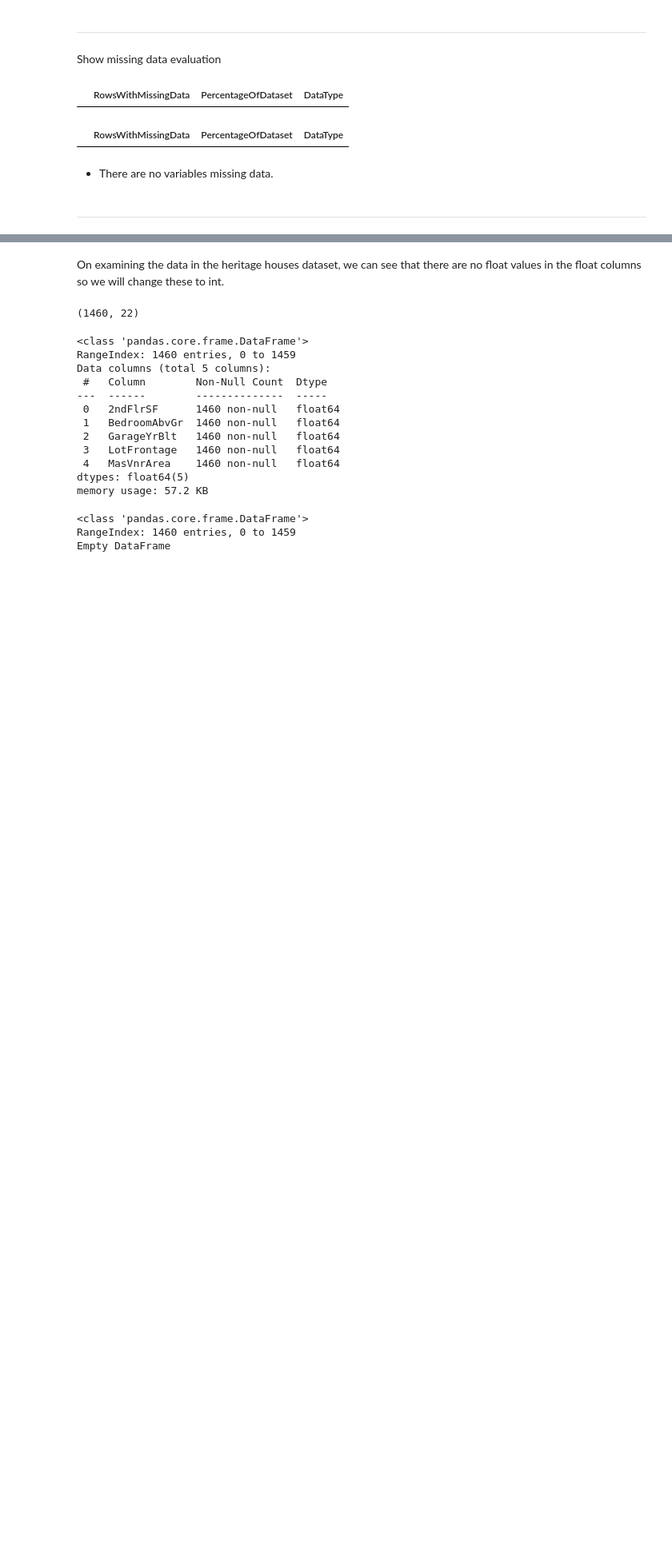
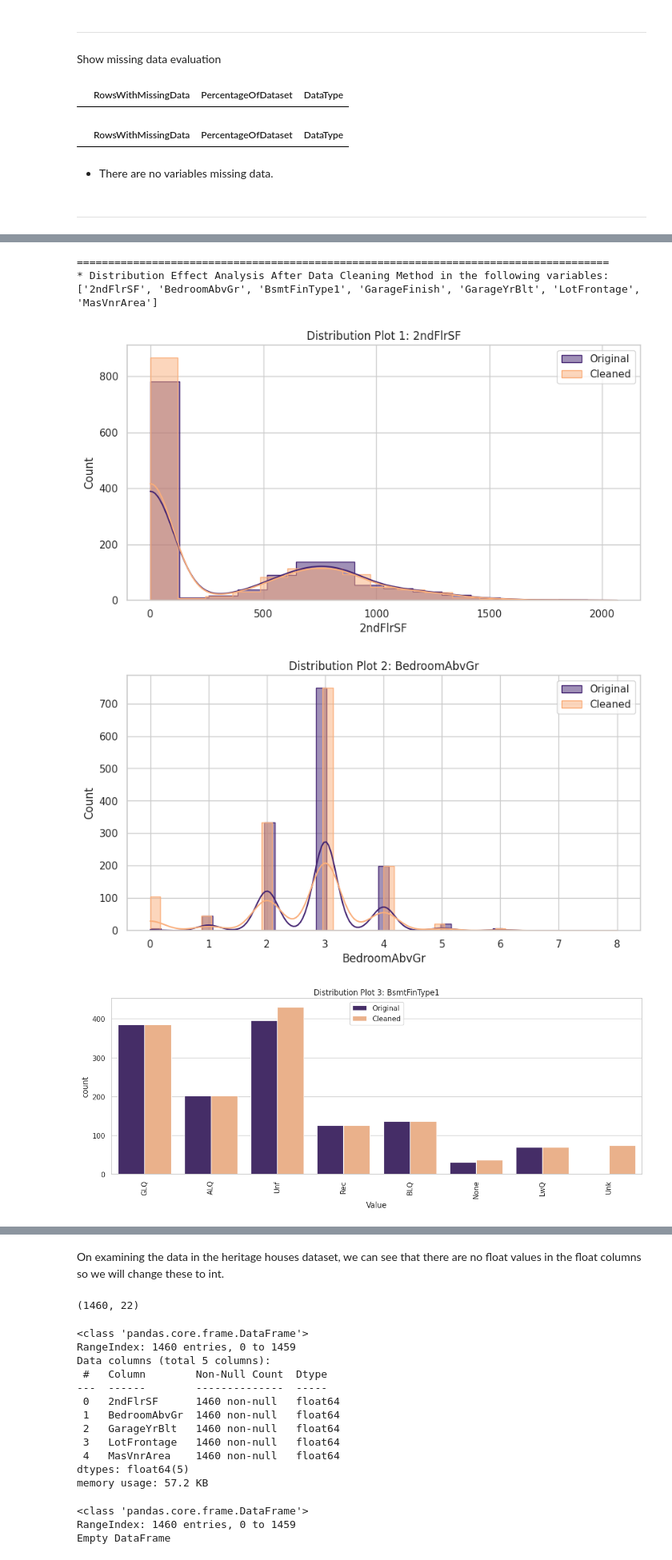
Before and after one commit to JPRodrigues-gh/housing-sales-price-prediction-dashboard, a Jupyter notebook: jupyter_notebooks/03_data_cleaning.ipynb, the cells around one changed output, grey strips where cells are left out. Shown at 80% size. Saved outputs shown, nothing was run; the diff lists cells and outputs as text; code cells hidden in the pictures; blank space fills up the shorter version.

Commit message:
Add DataCleaningEffect function.

```diff
--- a/jupyter_notebooks/03_data_cleaning.ipynb
+++ b/jupyter_notebooks/03_data_cleaning.ipynb
@@ -731,7 +795,9 @@ Pipeline(steps=[('categorical_imputer',
 # %%
 pipeline.fit(train_set)
 
-train_set, test_set, df_clean = pipeline.transform(train_set), pipeline.transform(test_set), pipeline.transform(df_clean)
+train_set, test_set = pipeline.transform(train_set), pipeline.transform(test_set)
+# %%
+df_clean = pipeline.transform(df_clean)
 # %%
 train_set['GarageFinish'].isna().sum()
 # %% [output]
@@ -784,7 +850,9 @@ pipeline = Pipeline([
 pipeline
 
 pipeline.fit(train_set)
-train_set, test_set, df_clean = pipeline.transform(train_set), pipeline.transform(test_set), pipeline.transform(df_clean)
+train_set, test_set = pipeline.transform(train_set), pipeline.transform(test_set)
+# %%
+df_clean = pipeline.transform(df_clean)
 # %% [markdown]
 ---
 # %% [markdown]
@@ -803,0 +878,11 @@ EvaluateMissingData(df_clean)
+# %%
+DataCleaningEffect(df_original=df,
+                   df_cleaned=df_clean,
+                   variables_applied_with_method=null_variables)
+# %% [output]
+=====================================================================================
+* Distribution Effect Analysis After Data Cleaning Method in the following variables:
+['2ndFlrSF', 'BedroomAbvGr', 'BsmtFinType1', 'GarageFinish', 'GarageYrBlt', 'LotFrontage', 'MasVnrArea']
+[figure, added]
+[figure, added]
+[figure, added]
```
Also changed, not shown: parts of 22 cells of this notebook.
